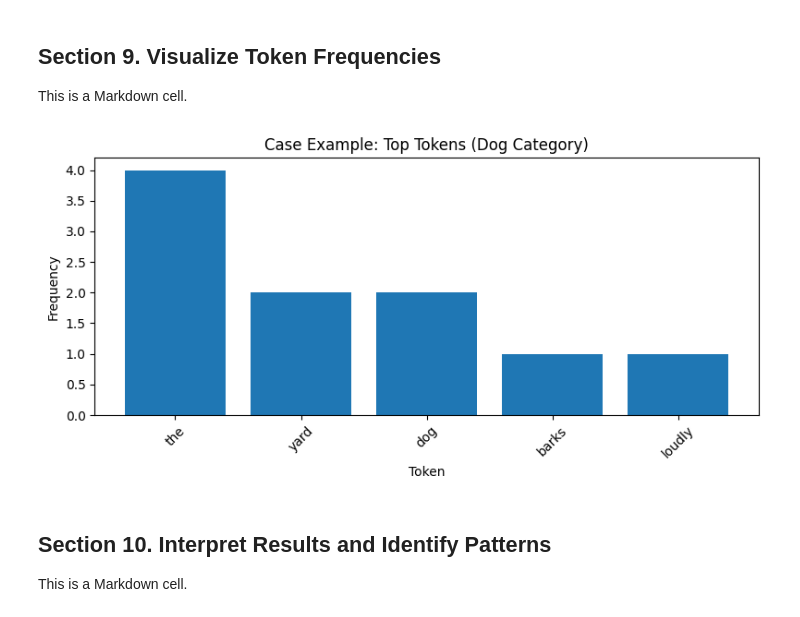
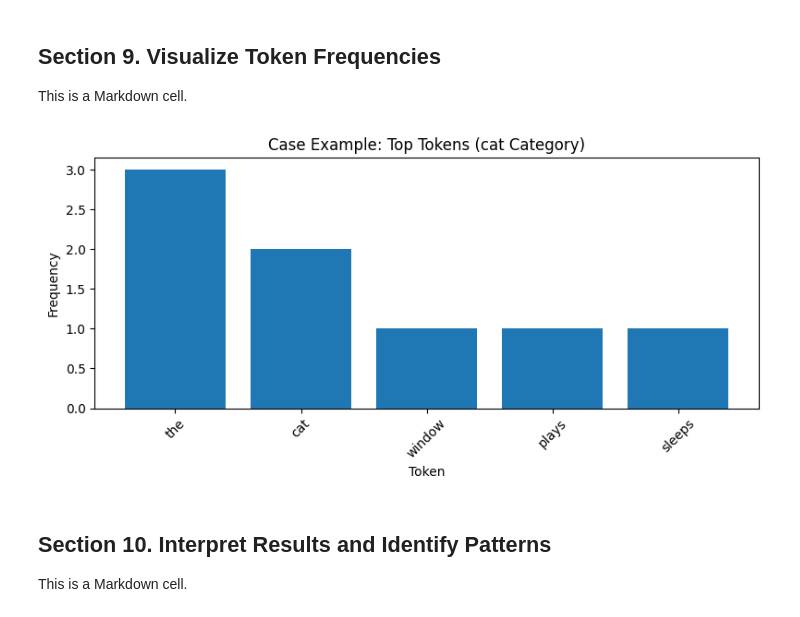
Before and after one commit to Mahesh1416/nlp-03-text-exploration, a Jupyter notebook: notebooks/nlp_corpus_explore_case.ipynb, the cells around one changed output. Saved outputs shown, nothing was run; the diff lists cells and outputs as text; code cells hidden in the pictures.

```diff
--- a/notebooks/nlp_corpus_explore_case.ipynb
+++ b/notebooks/nlp_corpus_explore_case.ipynb
@@ -421,34 +421,34 @@ This is a Markdown cell.
 # %%
 # Section 9 Python cell
 
 # Define a new DataFrame that filters the category frequency DataFrame
-# to get the top 5 tokens for the "dog" category.
-dog_df = category_freq_df.filter(pl.col("category") == "dog").head(5)
+# to get the top 5 tokens for the "cat" category.
+cat_df = category_freq_df.filter(pl.col("category") == "cat").head(5)
 
 # Create a figure that is 8 inches wide and 4 inches tall
 plt.figure(figsize=(8, 4))
 
 # Add a bar chart to the figure using the tokens as the x-axis and their frequencies as the y-axis.
-plt.bar(dog_df["token"], dog_df["len"])
+plt.bar(cat_df["token"], cat_df["len"])
 
 # Define the x-axis tick parameters to rotate the labels by 45 degrees for better readability.
 # The gca() function gets the current axes of the plot, and tick_params() is used to set the rotation of the x-axis labels.
 ax = plt.gca()
 ax.tick_params(axis="x", labelrotation=45)
 
 # Set the title and labels for the axes of the plot.
-plt.title("Case Example: Top Tokens (Dog Category)")
+plt.title("Case Example: Top Tokens (cat Category)")
 plt.xlabel("Token")
 plt.ylabel("Frequency")
 
 # Adjust the layout of the plot to prevent overlap and ensure everything fits well.
 plt.tight_layout()
 
 # Display the plot on the screen.
 # The execution of the script will pause until the plot window is closed.
 plt.show()
 # %% [output]
-[figure, old version]
+[figure, new version]
 # %% [markdown]
 ## Section 10. Interpret Results and Identify Patterns
 
```
Also changed, not shown: parts of 6 cells of this notebook, 1 other file.
